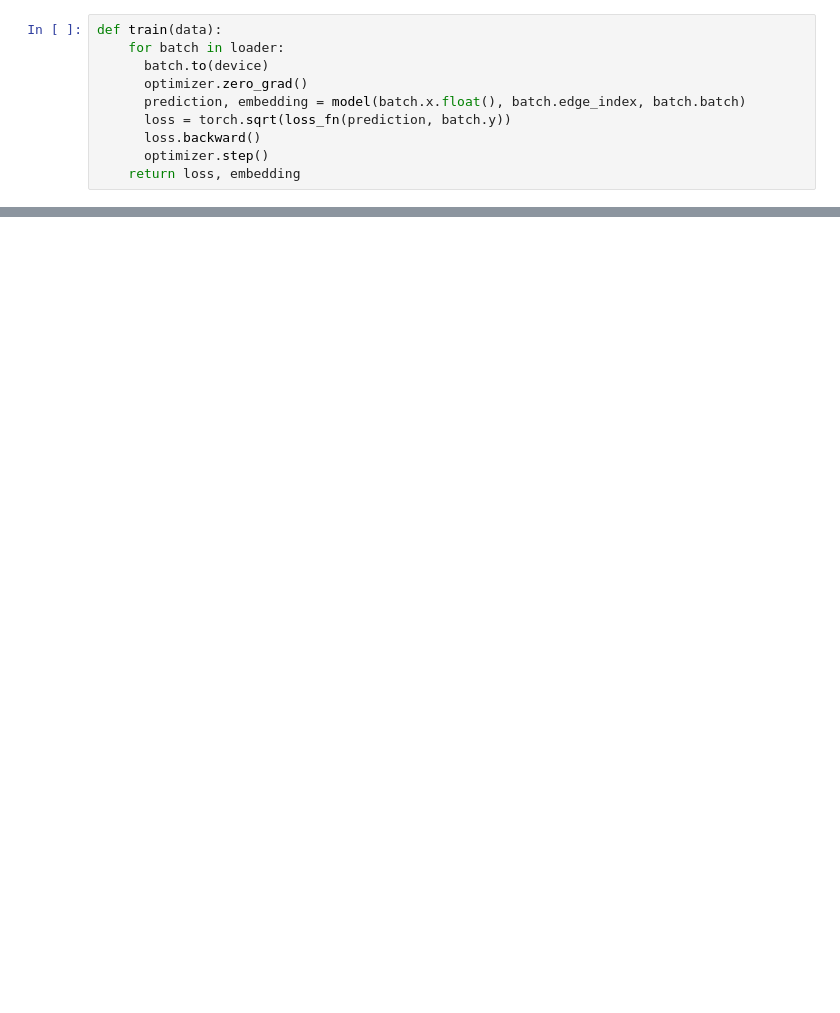
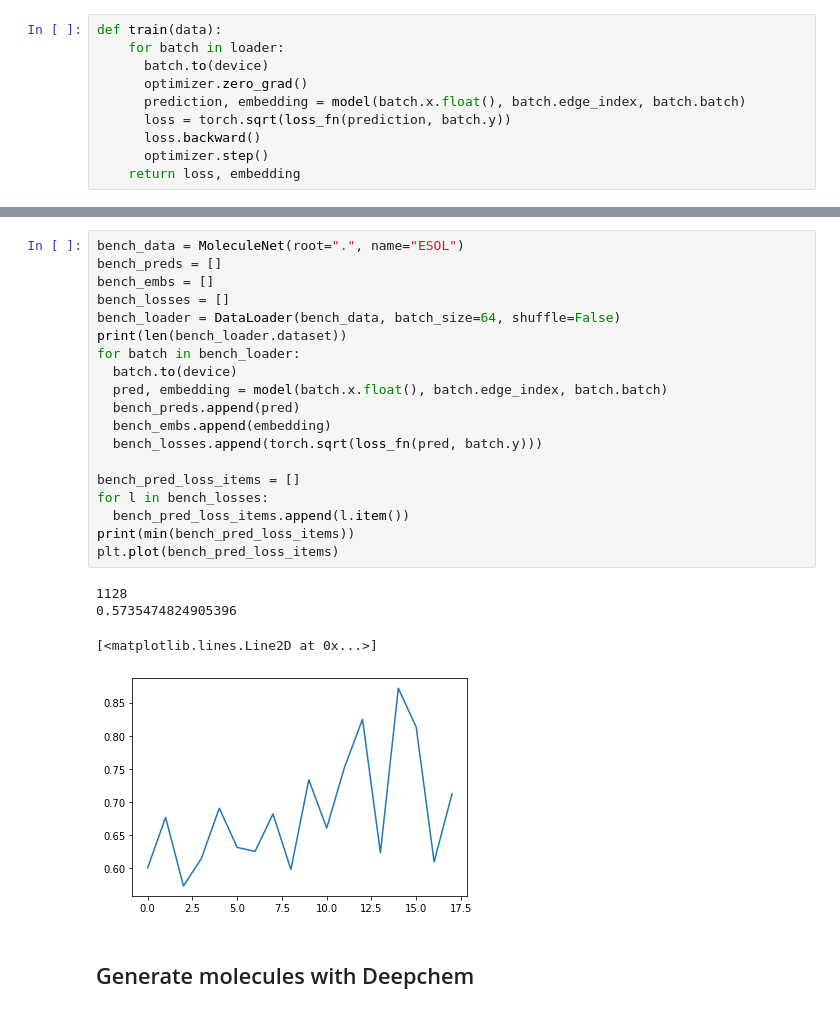
Before and after one commit to AngryFennec/drug-gnn, a Jupyter notebook: bench.ipynb, the cells around one changed output, grey strips where cells are left out. Cells and saved outputs as stored; diff of their text form; blank space fills up the shorter version.

Commit message:
update bench

```diff
--- a/bench.ipynb
+++ b/bench.ipynb
@@ -210,0 +210,26 @@ plt.plot(pred_loss_items)
+# %%
+bench_data = MoleculeNet(root=".", name="ESOL")
+bench_preds = []
+bench_embs = []
+bench_losses = []
+bench_loader = DataLoader(bench_data, batch_size=64, shuffle=False)
+print(len(bench_loader.dataset))
+for batch in bench_loader:
+  batch.to(device)
+  pred, embedding = model(batch.x.float(), batch.edge_index, batch.batch)
+  bench_preds.append(pred)
+  bench_embs.append(embedding)
+  bench_losses.append(torch.sqrt(loss_fn(pred, batch.y)))
+
+bench_pred_loss_items = []
+for l in bench_losses:
+  bench_pred_loss_items.append(l.item())
+print(min(bench_pred_loss_items))
+plt.plot(bench_pred_loss_items)
+# %% [output]
+1128
+0.5735474824905396
+[<matplotlib.lines.Line2D at 0x...>]
+[figure, added]
+# %% [markdown]
+## Generate molecules with Deepchem
```
Also changed, not shown: parts of 15 cells of this notebook.
